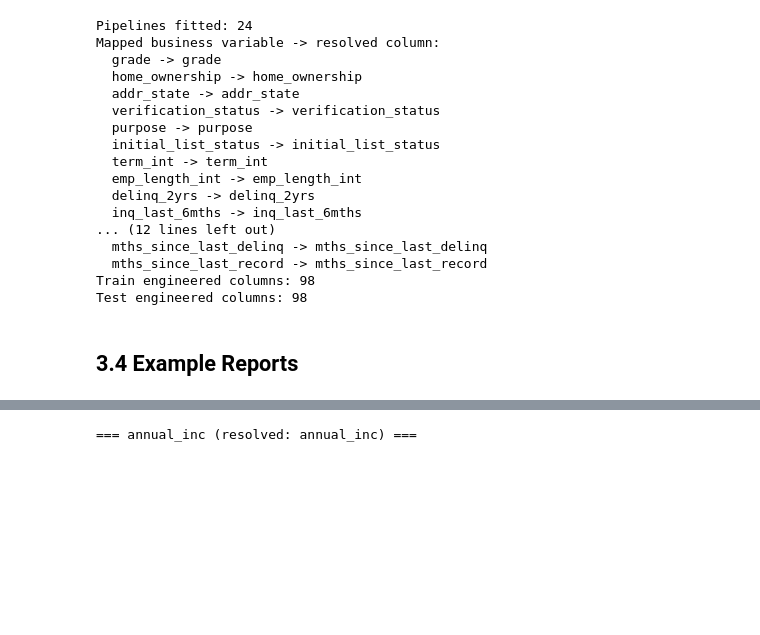
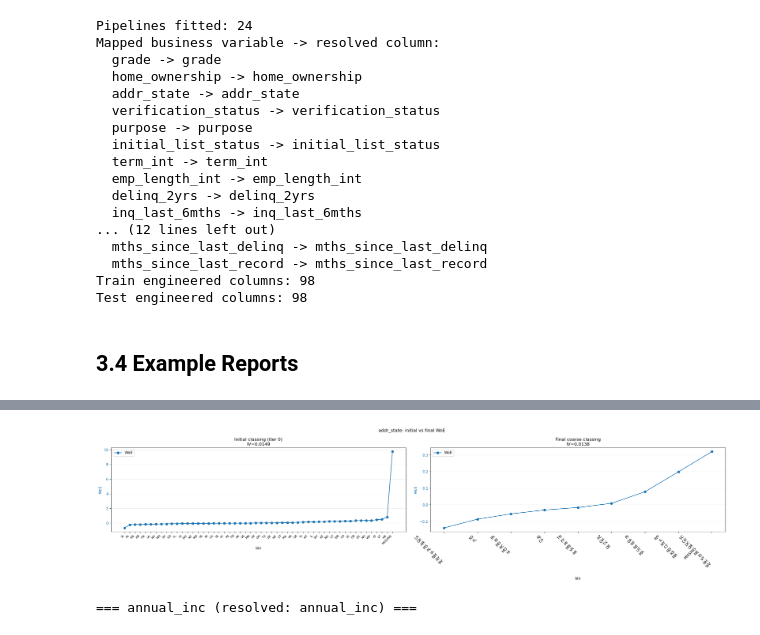
Before and after one commit to zzkai098/credit-default-nlp, a Jupyter notebook: notebooks/03_feature_engineering.ipynb, the cells around one changed output, grey strips where cells are left out. Saved outputs shown, nothing was run; the diff lists cells and outputs as text; code cells hidden in the pictures; blank space fills up the shorter version.

```diff
--- a/notebooks/03_feature_engineering.ipynb
+++ b/notebooks/03_feature_engineering.ipynb
@@ -124,3 +186,10 @@ pipelines["acc_now_delinq"].history_
+# %%
+before_tbl, after_tbl = plot_woe_history_compare(
+    pipelines["addr_state"],
+    title="addr_state: initial vs final WoE"
+)
+# %% [output]
+[figure, added]
 # %%
 # WoE/IV table examples
 example_feats = [ "annual_inc", "dti_factor", "mths_since_last_delinq", "mths_since_last_record" ]
```
Also changed, not shown: parts of 16 cells of this notebook, 4 other files.
